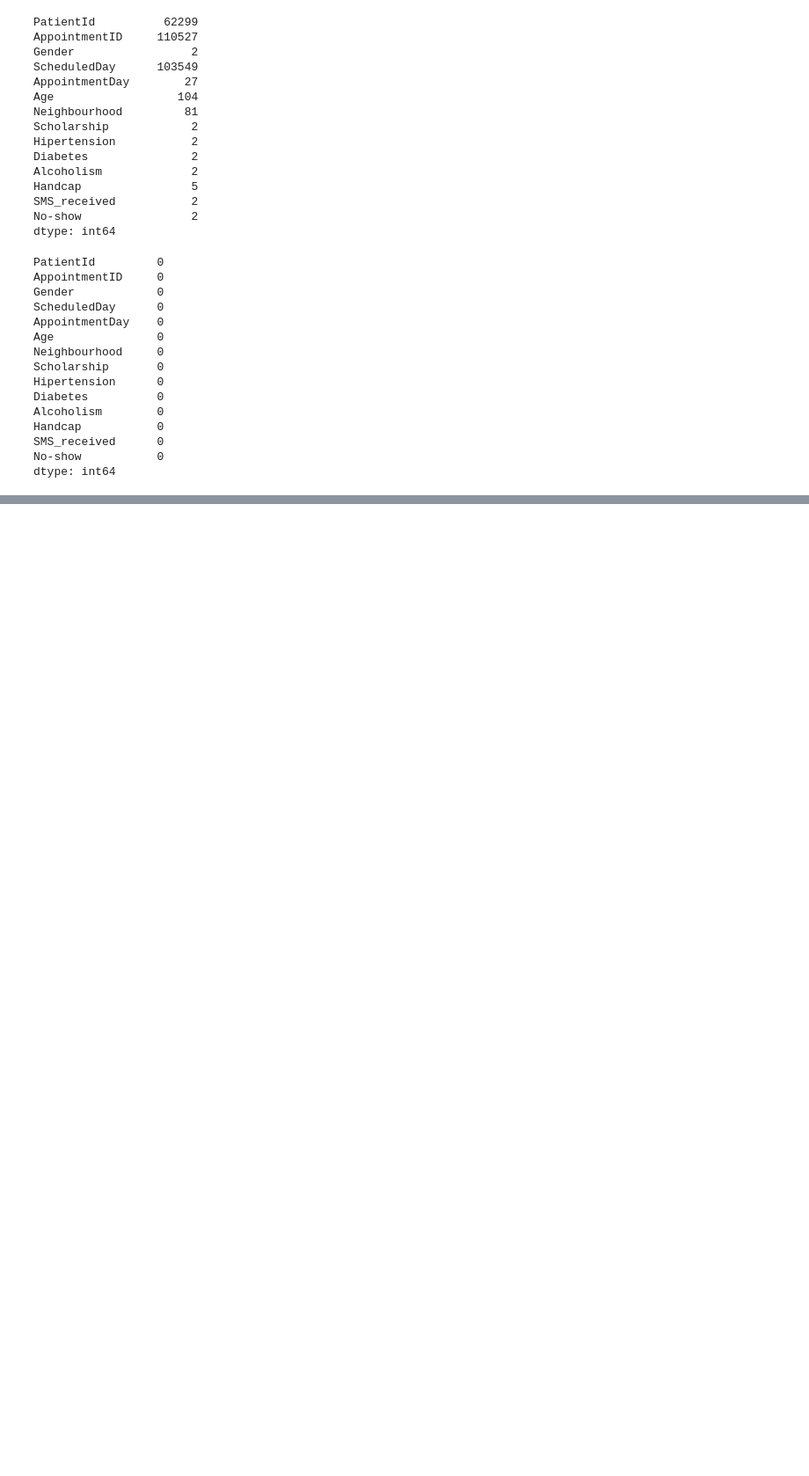
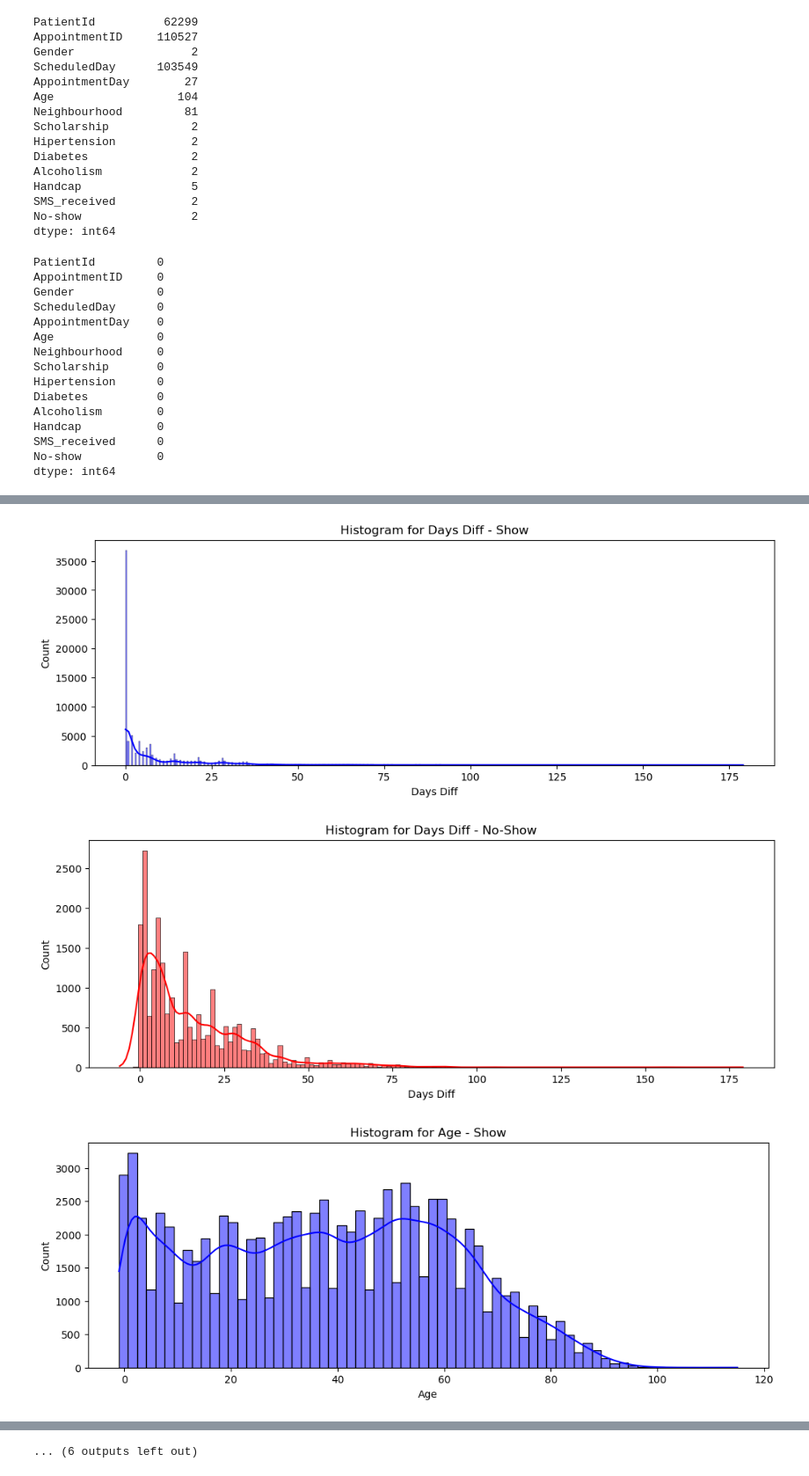
Before and after one commit to aconde11/final-project, a Jupyter notebook: New_Dataset_Clean+Explore.ipynb, the cells around one changed output, grey strips where cells are left out. Shown at 88% size. Saved outputs shown, nothing was run; the diff lists cells and outputs as text; code cells hidden in the pictures; blank space fills up the shorter version.

```diff
--- a/New_Dataset_Clean+Explore.ipynb
+++ b/New_Dataset_Clean+Explore.ipynb
@@ -217,7 +148,0 @@ dtype: object
-# %%
-# Really evenly distributed data. Exception: About a 30% drop for patients around age 50.
-for column in noshow_df:
-    plt.figure(figsize=(12,4))
-    sns.histplot(data=noshow_df[column])
-    plt.title(f'{column}')
-    plt.show()
@@ -392,0 +149,25 @@ noshow_df.to_csv('clean_df.csv', index=False)
+# %%
+plot_df = noshow_df[['Days Diff', 'Age','Neighbourhood','Scholarship','Hipertension','Diabetes','Alcoholism','Handcap','SMS_received', 'Outcome']]
+# %%
+# Plots
+for column in plot_df.columns:
+    # Check if the column is numeric (int or float)
+    if pd.api.types.is_numeric_dtype(plot_df[column]):
+        # Create separate histograms for 'Show' and 'No-Show'
+        for outcome_value in plot_df['Outcome'].unique():
+            plt.figure(figsize=(12, 4))
+            subset_data = plot_df[plot_df['Outcome'] == outcome_value]
+            color = 'blue' if outcome_value == 'Show' else 'red'
+            sns.histplot(data=subset_data, x=column, kde=True, color=color)
+            plt.title(f'Histogram for {column} - {outcome_value}')
+            plt.show()
+    else:
+        # Handle categorical variables with countplot
+        plt.figure(figsize=(12, 4))
+        sns.countplot(data=plot_df, x=column, hue="Outcome", palette={'Show': 'blue', 'No-Show': 'red'})
+        plt.title(f'Countplot for {column} - Show vs No-Show')
+        plt.show()
+# %% [output]
+[figure, added]
+[figure, added]
+[figure, added]
@@ -392,0 +183 @@ noshow_df.to_csv('clean_df.csv', index=False)
+... (6 outputs left out)
```
Also changed, not shown: parts of 26 cells of this notebook.
